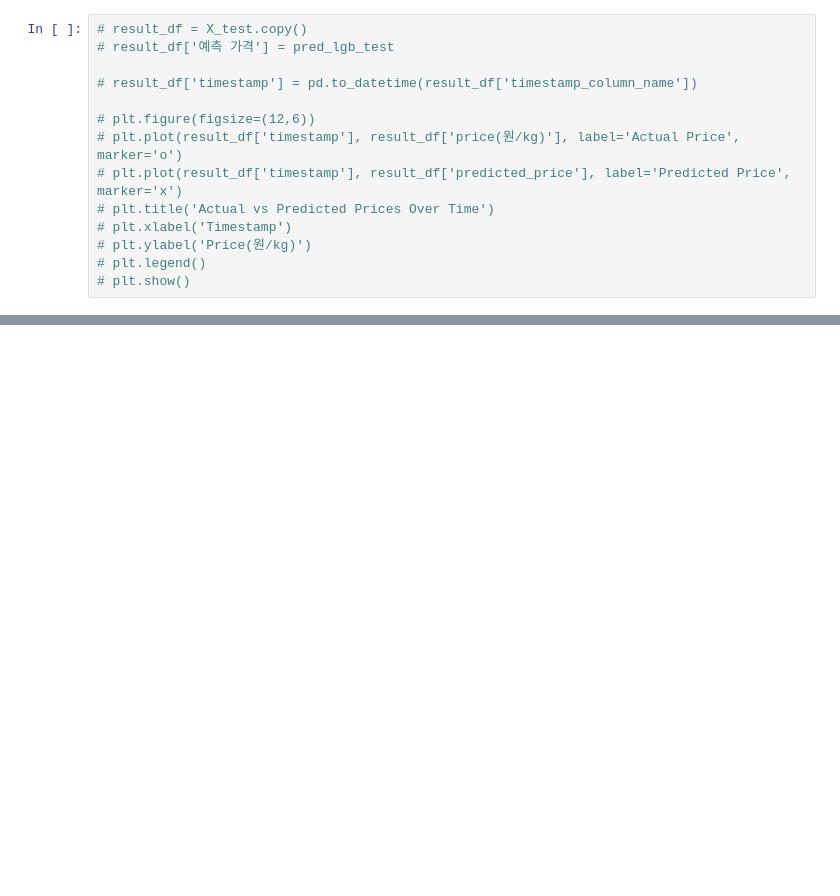
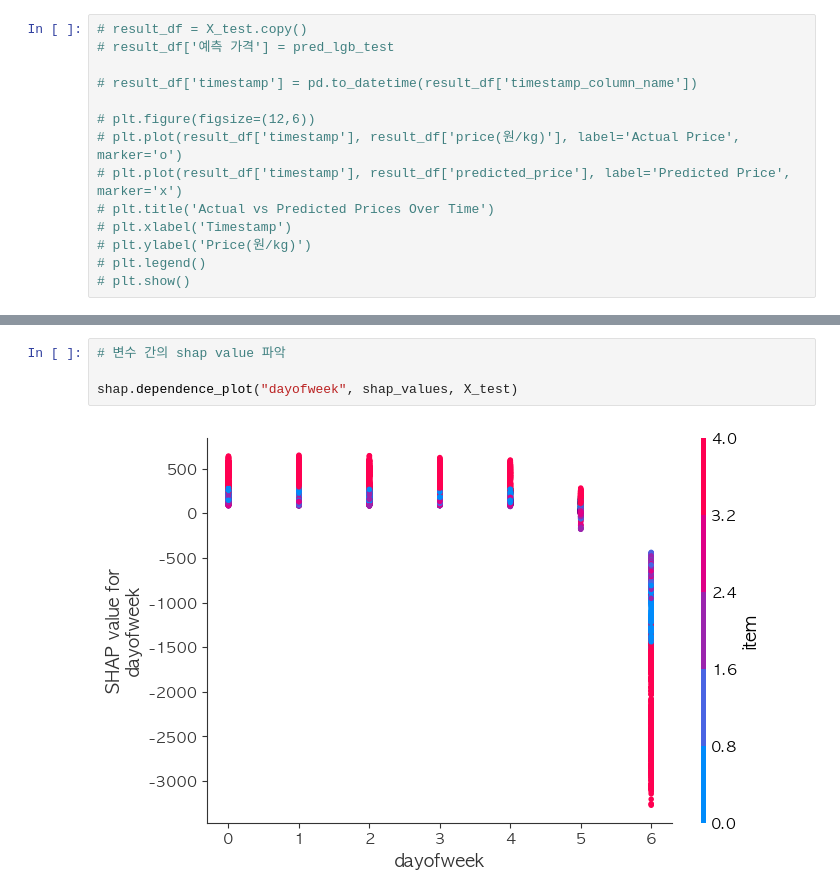
Before and after one commit to Joy-9707/sparta_practice, a Jupyter notebook: 김희정_0213.ipynb, the cells around one changed output, grey strips where cells are left out. Cells and saved outputs as stored; diff of their text form; blank space fills up the shorter version.

```diff
--- a/김희정_0213.ipynb
+++ b/김희정_0213.ipynb
@@ -733,0 +797,6 @@ Passing `palette` without assigning `hue` is deprecated and will be removed in v
+# %%
+# 변수 간의 shap value 파악
+
+shap.dependence_plot("dayofweek", shap_values, X_test)
+# %% [output]
+[figure, added]
```
Also changed, not shown: parts of 27 cells of this notebook, 7 other files.
